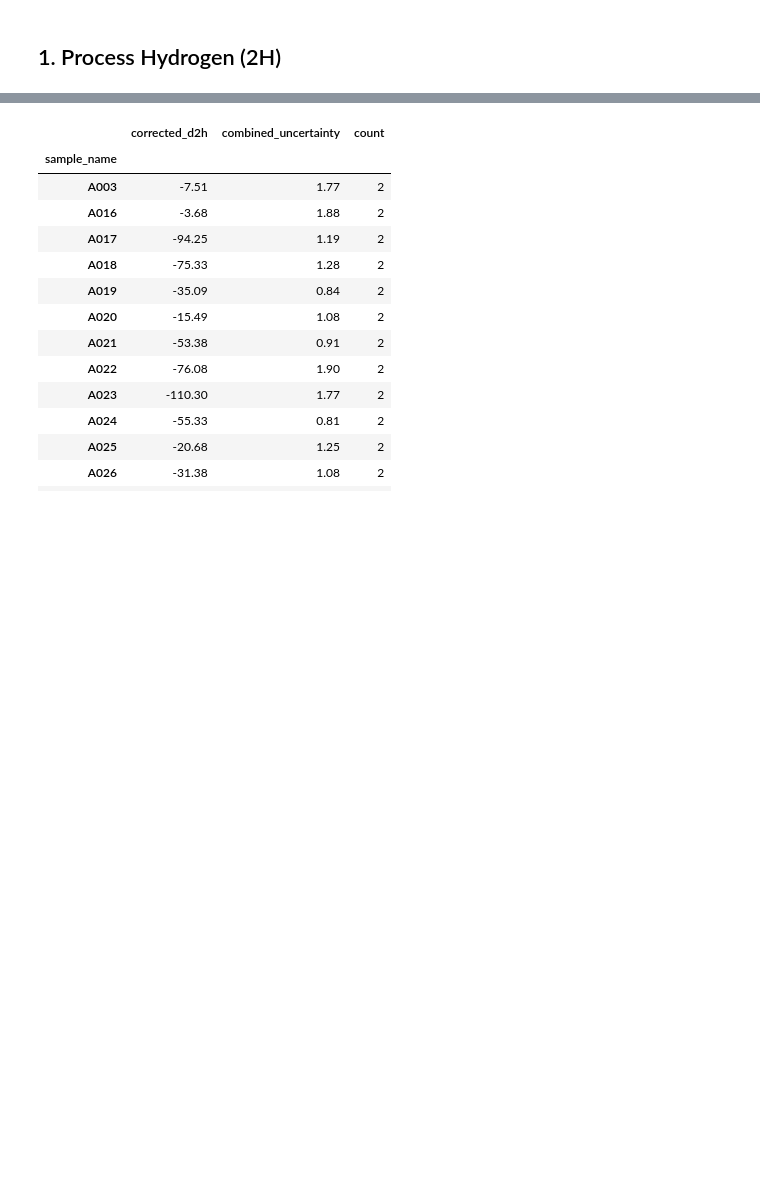
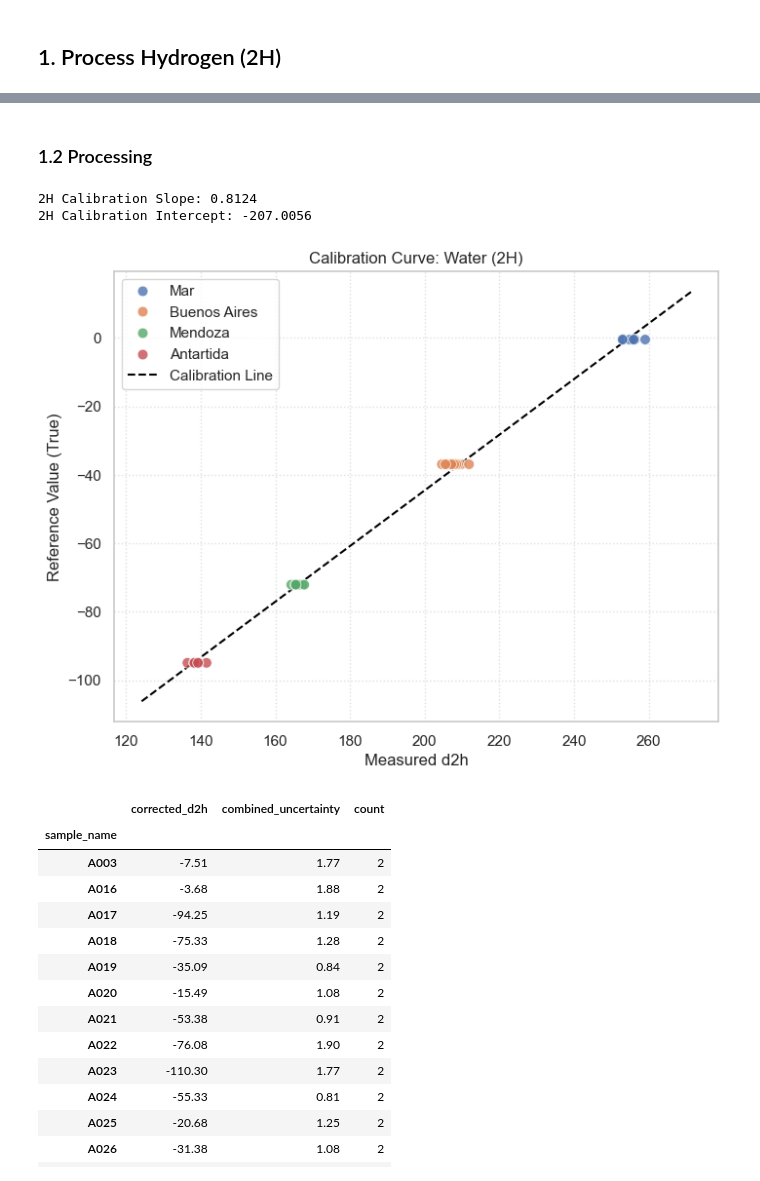
Before and after one commit to DamianPiuselli/isotools, a Jupyter notebook: replication_water.ipynb, the cells around one changed output, grey strips where cells are left out. Drawn from its saved outputs; the diff is of its cells as text; code cells hidden in the pictures; blank space fills up the shorter version.

```diff
--- a/replication_water.ipynb
+++ b/replication_water.ipynb
@@ -31,3 +39,18 @@ print(f"2H Calibration Intercept: {batch_h._strategy.intercept:.4f}")
+# %% [markdown]
+### 1.2 Processing
+# %%
+# Process using Multi-Point Linear (OLS)
+batch_h.process(strategy=MultiPointLinear())
+
+print(f"2H Calibration Slope: {batch_h._strategy.slope:.4f}")
+print(f"2H Calibration Intercept: {batch_h._strategy.intercept:.4f}")
+
+# Visualize Calibration Curve
+batch_h.plot_calibration();
+# %% [output]
+2H Calibration Slope: 0.8124
+2H Calibration Intercept: -207.0056
+[figure, added]
 # %%
 batch_h.report.head(15)
 # %% [output]
```
Also changed, not shown: parts of 12 cells of this notebook, 4 other files.
